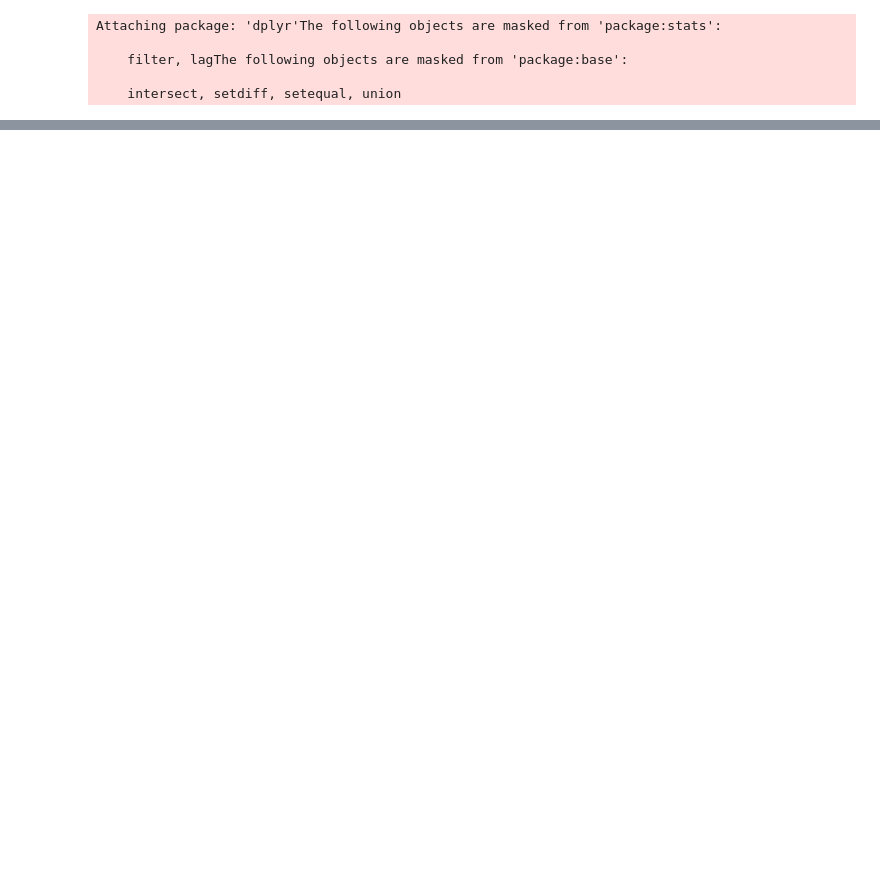
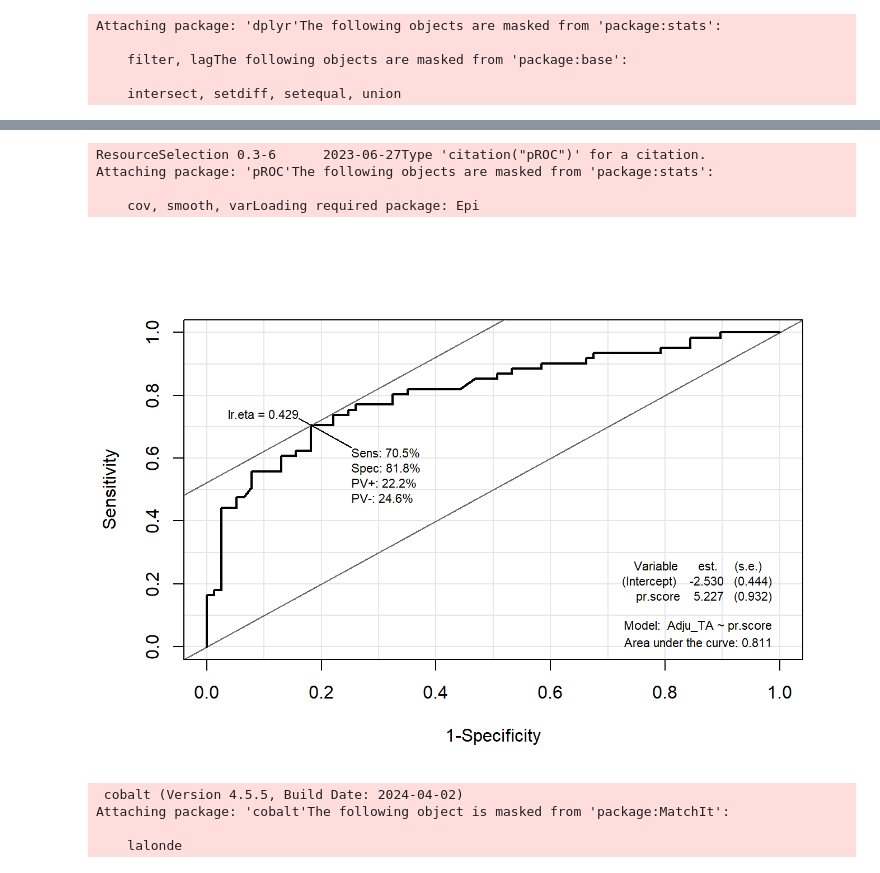
Before and after one commit to RPythonResearch/HANJM, a Jupyter notebook: _manuscript/index.embed.ipynb, the cells around one changed output, grey strips where cells are left out. Drawn from its saved outputs; the diff is of its cells as text; code cells hidden in the pictures; blank space fills up the shorter version.

```diff
--- a/_manuscript/index.embed.ipynb
+++ b/_manuscript/index.embed.ipynb
@@ -222,0 +170,59 @@ Table 3 는 다변량 콕스 회귀 분석 결과입니다. original cohort 에
+# %%
+library(dplyr)
+library(MatchIt)
+
+HAN_IPTW<-as.data.frame(HAN[,c("MRN","Adju_TA","Adju_target","Male","AGE60","CCI7","ASA3","RTCOL","LNR","pT4","Pni1","Lvi1","Vi1","PD","BILOBE","MULTI4","SIZE4"
+                               ,"CEA73","M1_12m","PreHR_chemo","PreHR_TA","FU_DFS","RECUR")])
+
+
+## DATA character change ###
+HAN_IPTW$Male <-as.factor(HAN_IPTW$Male)
+HAN_IPTW$AGE60 <-as.factor(HAN_IPTW$AGE60)
+HAN_IPTW$CCI7 <-as.factor(HAN_IPTW$CCI7)
+HAN_IPTW$ASA3 <-as.factor(HAN_IPTW$CCI7)
+HAN_IPTW$RTCOL <-as.factor(HAN_IPTW$RTCOL)
+HAN_IPTW$pT4 <-as.factor(HAN_IPTW$pT4)
+HAN_IPTW$Pni1 <-as.factor(HAN_IPTW$Pni1)
+HAN_IPTW$Lvi1 <-as.factor(HAN_IPTW$Lvi1)
+HAN_IPTW$Vi1 <-as.factor(HAN_IPTW$Vi1)
+HAN_IPTW$PD <-as.factor(HAN_IPTW$PD)
+HAN_IPTW$BILOBE <-as.factor(HAN_IPTW$BILOBE)
+HAN_IPTW$MULTI4 <-as.factor(HAN_IPTW$MULTI4)
+HAN_IPTW$SIZE4 <-as.factor(HAN_IPTW$SIZE4)
+HAN_IPTW$CEA73 <-as.factor(HAN_IPTW$CEA73)
+HAN_IPTW$M1_12m <-as.factor(HAN_IPTW$M1_12m)
+HAN_IPTW$PreHR_TA <-as.factor(HAN_IPTW$PreHR_TA)
+
+
+
+table1_iptw <- mytable(Adju_TA~Adju_target+Male+AGE60+CCI7+ASA3+RTCOL+LNR+pT4+Pni1+Lvi1+Vi1+PD+BILOBE+MULTI4+SIZE4+CEA73+M1_12m+PreHR_TA,
+                       show.total=TRUE, exact=TRUE, data=HAN_IPTW, method = 3)
+
+table1_iptw
+
+## Calculating propensity score ###
+
+fit_IPTW<-glm(Adju_TA~Male+AGE60+ASA3+RTCOL+LNR+pT4+Pni1+Lvi1+Vi1+PD+BILOBE+MULTI4+SIZE4+CEA73+M1_12m+PreHR_TA, family=binomial, data=HAN_IPTW)
+factor<-extractOR(fit_IPTW, digits=3)
+factor
+summary(fit_IPTW)
+
+write.csv(factor, file="fit_PTR.csv")
+
+HAN_IPTW$pr.score <- predict(fit_IPTW, type = "response") ##attach propensity score##
+#HAN_IPTW$att.weights <- with(HAN_IPTW, Adju_TA + (1-Adju_TA)*pr.score/(1-pr.score))
+HAN_IPTW$ate.weights <- ifelse(HAN_IPTW$Adju_TA=="1", 1/HAN_IPTW$pr.score, 1/(1-HAN_IPTW$pr.score))
+
+## Goodness of Fit test, Hosmer Lemeshow test ####
+#install.packages("ResourceSelection")
+library(ResourceSelection)
+# %% [output]
+ResourceSelection 0.3-6      2023-06-27Type 'citation("pROC")' for a citation.
+Attaching package: 'pROC'The following objects are masked from 'package:stats':
+
+    cov, smooth, varLoading required package: Epi
+[figure, added]
+ cobalt (Version 4.5.5, Build Date: 2024-04-02)
+Attaching package: 'cobalt'The following object is masked from 'package:MatchIt':
+
+    lalonde
```
Also changed, not shown: parts of 30 cells of this notebook, 23 other files.
